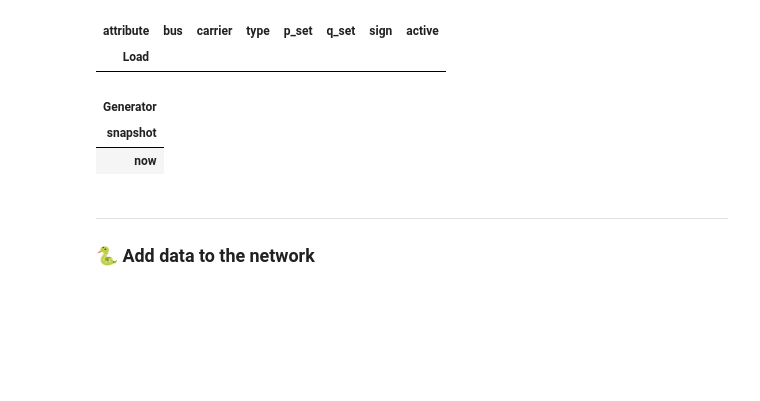
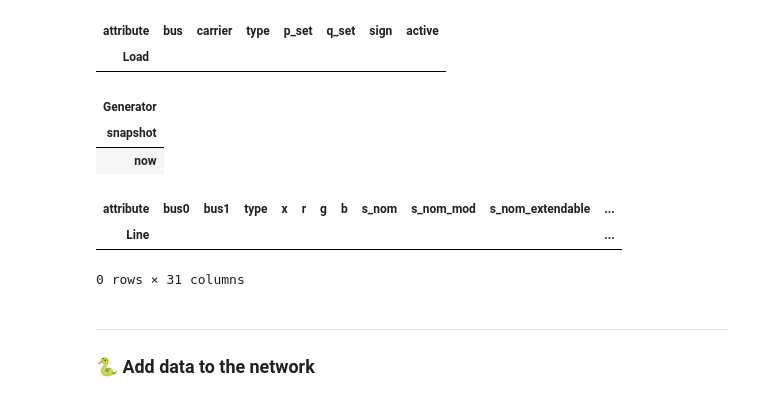
Before and after one commit to open-energy-transition/flex_training_2025, a Jupyter notebook: Lesson 4 Building a PyPSA Model.ipynb, the cells around one changed output. Drawn from its saved outputs; the diff is of its cells as text; code cells hidden in the pictures; blank space fills up the shorter version.

```diff
--- a/Lesson 4 Building a PyPSA Model.ipynb
+++ b/Lesson 4 Building a PyPSA Model.ipynb
@@ -176,6 +182,12 @@ network.generators_t.p_max_pu
 | Generator |
 | snapshot |
 | now |
+# %%
+network.lines
+# %% [output]
+| attribute | bus0 | bus1 | type | x | r | g | b | s_nom | s_nom_mod | s_nom_extendable | ... |
+| Line |  |  |  |  |  |  |  |  |  |  | ... |
+0 rows × 31 columns
 # %% [markdown]
 ---
 ### 🐍 Add data to the network
```
Also changed, not shown: parts of 26 cells of this notebook, 19 other files.
